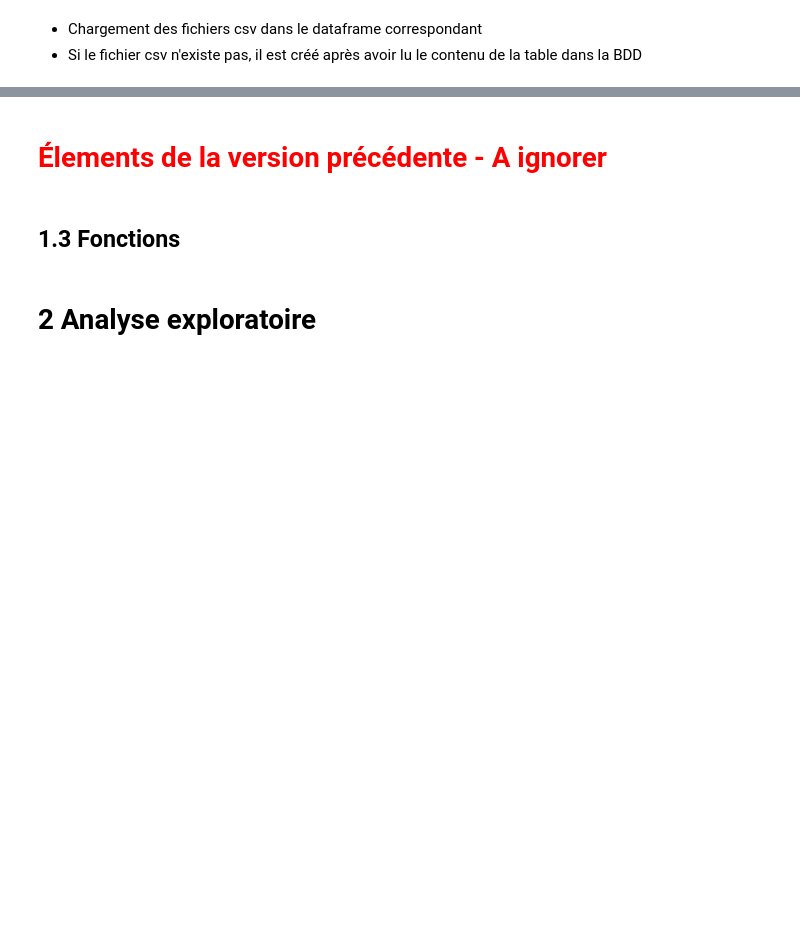
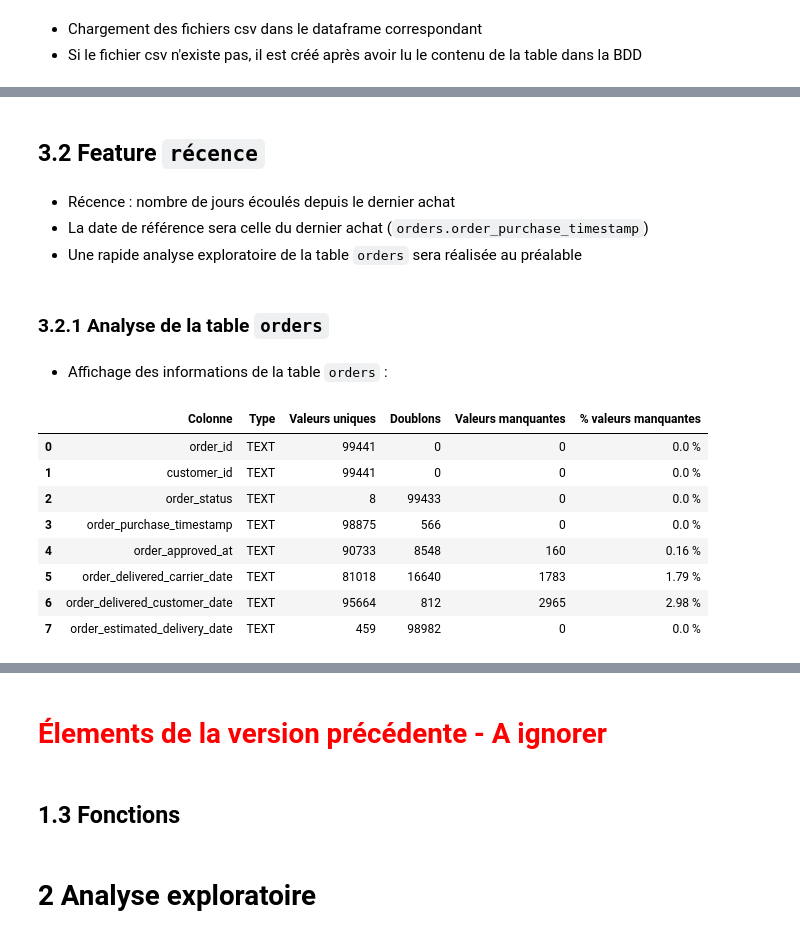
Before and after one commit to Christophe-Aballea/OC_projet5_Segmentez_des_clients_d_un_site_ecommerce, a Jupyter notebook: P05_Notebook2_Feature_ingineering.ipynb, the cells around one changed output, grey strips where cells are left out. Drawn from its saved outputs; the diff is of its cells as text; code cells hidden in the pictures; blank space fills up the shorter version.

```diff
--- a/P05_Notebook2_Feature_ingineering.ipynb
+++ b/P05_Notebook2_Feature_ingineering.ipynb
@@ -209,0 +368,23 @@ df_order_pymts = create_dataframe_and_csv_if_not_exist_from_table('order_pymts')
+# %% [markdown]
+## 3.2 Feature `récence`
+# %% [markdown]
+* Récence : nombre de jours écoulés depuis le dernier achat
+* La date de référence sera celle du dernier achat (`orders.order_purchase_timestamp`)
+* Une rapide analyse exploratoire de la table `orders` sera réalisée au préalable
+# %% [markdown]
+### 3.2.1 Analyse de la table `orders`
+# %% [markdown]
+* Affichage des informations de la table `orders` :
+# %%
+# Version table SQLite
+display(describe_table('orders'))
+# %% [output]
+|  | Colonne | Type | Valeurs uniques | Doublons | Valeurs manquantes | % valeurs manquantes |
+| 0 | order_id | TEXT | 99441 | 0 | 0 | 0.0 % |
+| 1 | customer_id | TEXT | 99441 | 0 | 0 | 0.0 % |
+| 2 | order_status | TEXT | 8 | 99433 | 0 | 0.0 % |
+| 3 | order_purchase_timestamp | TEXT | 98875 | 566 | 0 | 0.0 % |
+| 4 | order_approved_at | TEXT | 90733 | 8548 | 160 | 0.16 % |
+| 5 | order_delivered_carrier_date | TEXT | 81018 | 16640 | 1783 | 1.79 % |
+| 6 | order_delivered_customer_date | TEXT | 95664 | 812 | 2965 | 2.98 % |
+| 7 | order_estimated_delivery_date | TEXT | 459 | 98982 | 0 | 0.0 % |
```
Also changed, not shown: parts of 38 cells of this notebook, 2 other files.
